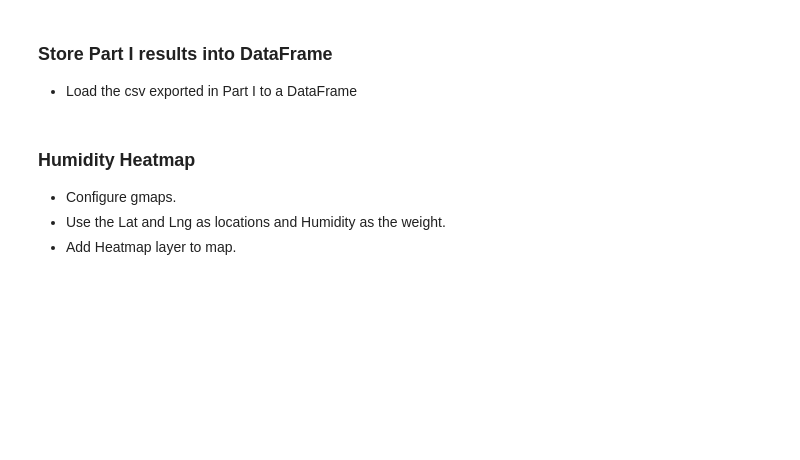
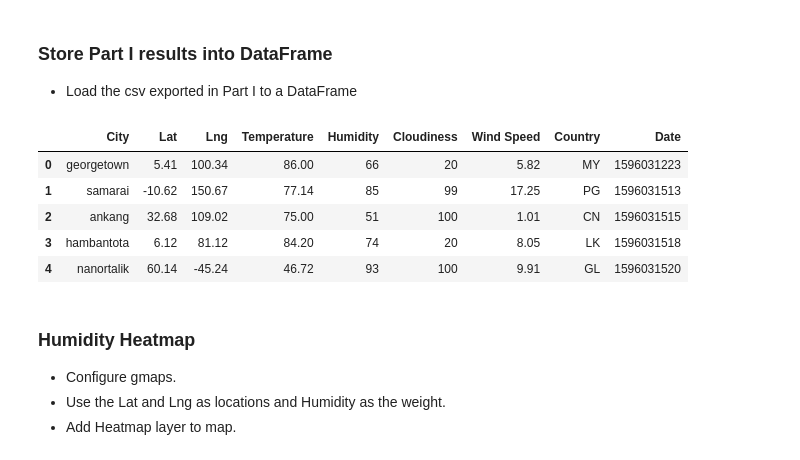
Before and after one commit to hauckc21/python-api-challenge, a Jupyter notebook: code/VacationPy/VacationPy.ipynb, the cells around one changed output. Cells and saved outputs as stored; diff of their text form; code cells hidden in the pictures; blank space fills up the shorter version.

```diff
--- a/code/VacationPy/VacationPy.ipynb
+++ b/code/VacationPy/VacationPy.ipynb
@@ -20,6 +18,17 @@ ModuleNotFoundError: No module named 'api_keys'
 # %% [markdown]
 ### Store Part I results into DataFrame
 * Load the csv exported in Part I to a DataFrame
+# %%
+weather_df = pd.read_csv("../weather_data_df.csv", encoding="utf-8")
+del weather_df["Unnamed: 0"]
+weather_df.head()
+# %% [output]
+|  | City | Lat | Lng | Temperature | Humidity | Cloudiness | Wind Speed | Country | Date |
+| 0 | georgetown | 5.41 | 100.34 | 86.00 | 66 | 20 | 5.82 | MY | 1596031223 |
+| 1 | samarai | -10.62 | 150.67 | 77.14 | 85 | 99 | 17.25 | PG | 1596031513 |
+| 2 | ankang | 32.68 | 109.02 | 75.00 | 51 | 100 | 1.01 | CN | 1596031515 |
+| 3 | hambantota | 6.12 | 81.12 | 84.20 | 74 | 20 | 8.05 | LK | 1596031518 |
+| 4 | nanortalik | 60.14 | -45.24 | 46.72 | 93 | 100 | 9.91 | GL | 1596031520 |
 # %% [markdown]
 ### Humidity Heatmap
 * Configure gmaps.
```
Also changed, not shown: parts of 7 cells of this notebook, 6 other files.
